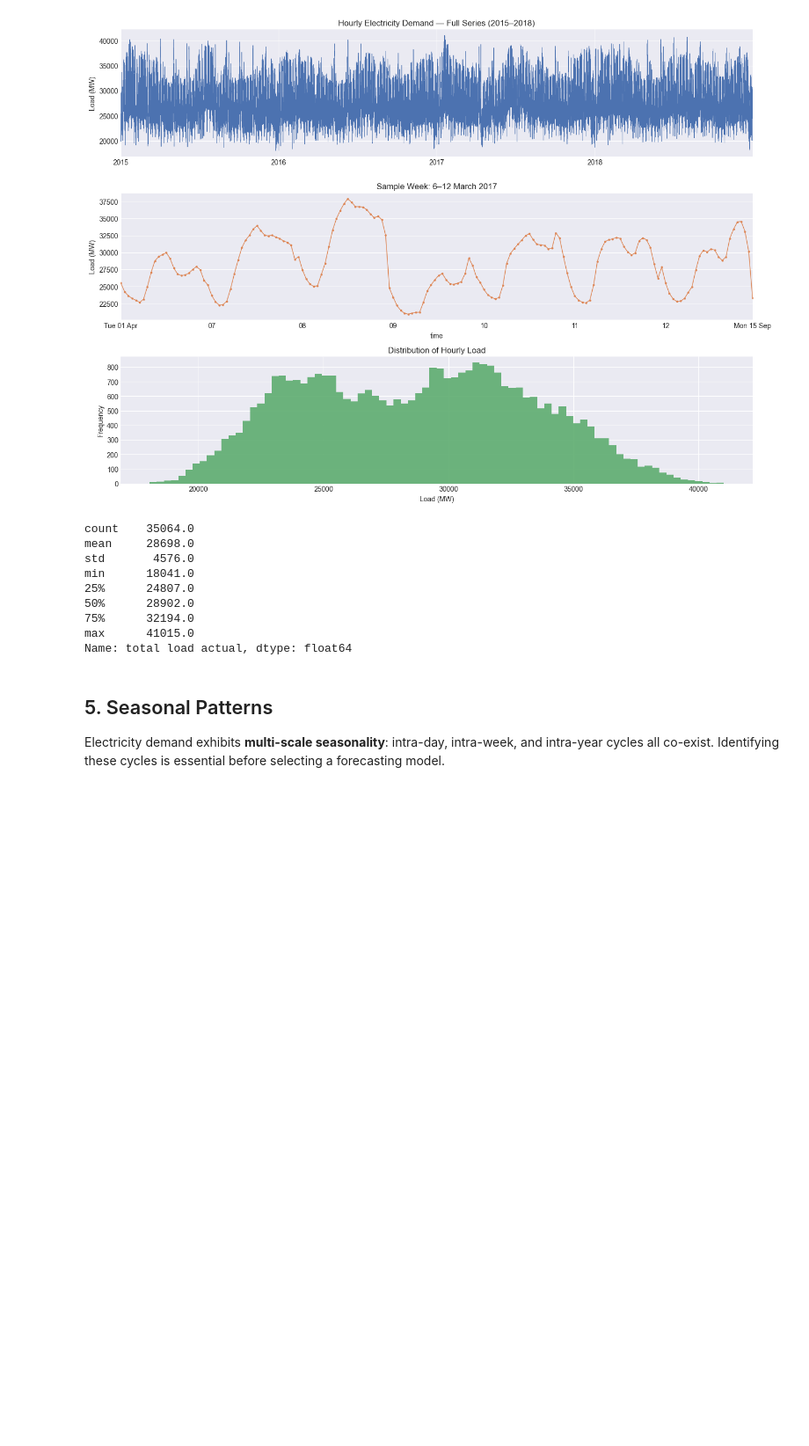
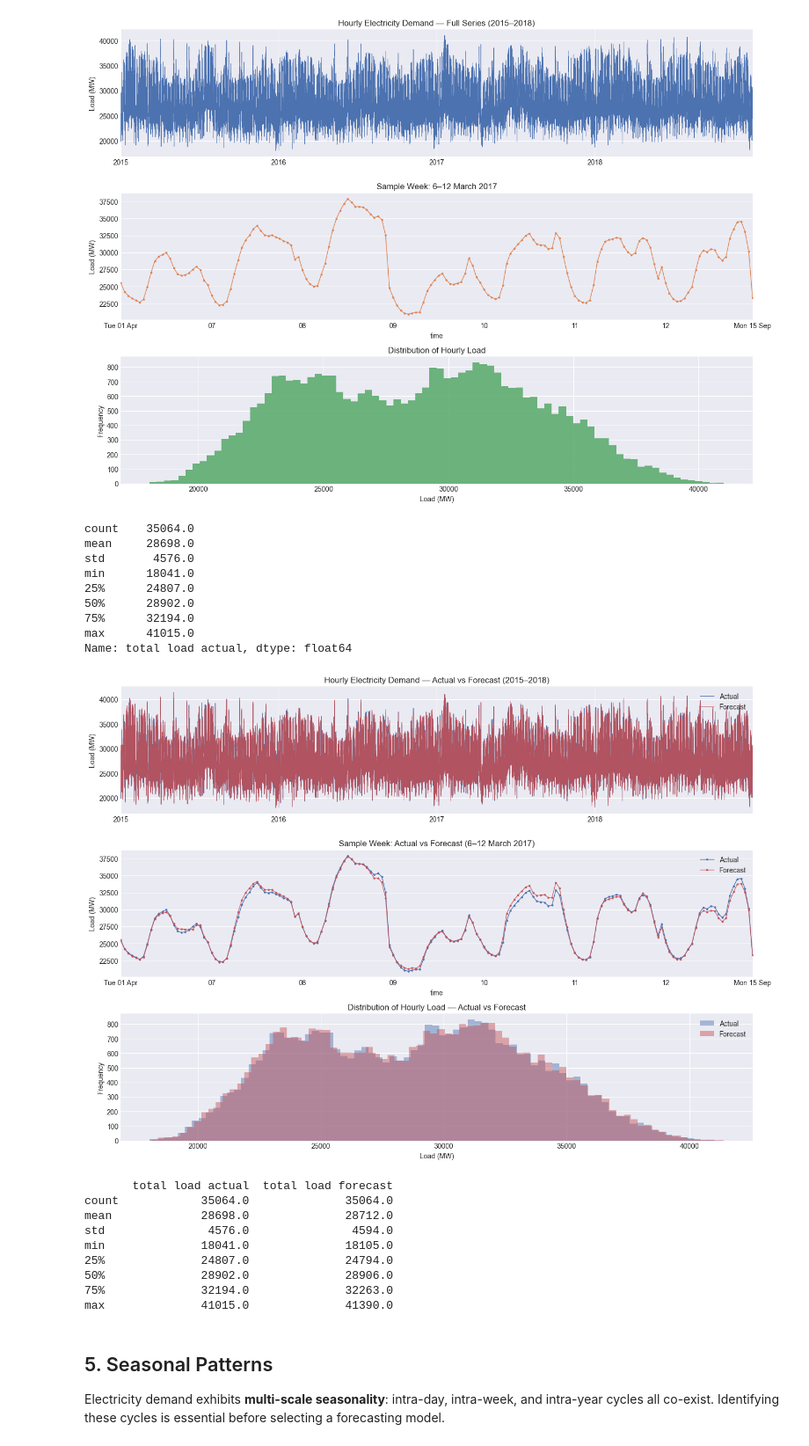
Before and after one commit to Yngvine/Electricity_consumption_predictor, a Jupyter notebook: exploratory_data_analysis.ipynb, the cells around one changed output. Shown at 88% size. Drawn from its saved outputs; the diff is of its cells as text; code cells hidden in the pictures; blank space fills up the shorter version.

Commit message:
first test of models

```diff
--- a/consumption_forecasting.ipynb
+++ b/exploratory_data_analysis.ipynb
@@ -180,6 +180,49 @@ min      18041.0
 75%      32194.0
 max      41015.0
 Name: total load actual, dtype: float64
+# %%
+fig, axes = plt.subplots(3, 1, figsize=(14, 10))
+
+# Full series: actual vs forecast
+df["total load actual"].plot(ax=axes[0], linewidth=0.6, color="#4c72b0", label="Actual")
+df["total load forecast"].plot(ax=axes[0], linewidth=0.6, color="#c44e52", alpha=0.85, label="Forecast")
+axes[0].set_title("Hourly Electricity Demand — Actual vs Forecast (2015–2018)", fontsize=12)
+axes[0].set_ylabel("Load (MW)")
+axes[0].set_xlabel("")
+axes[0].legend(loc="upper right")
+
+# One representative week (first week of March 2017)
+week_cmp = df.loc["2017-03-06":"2017-03-12", ["total load actual", "total load forecast"]]
+week_cmp["total load actual"].plot(ax=axes[1], marker="o", markersize=2, linewidth=1, color="#4c72b0", label="Actual")
+week_cmp["total load forecast"].plot(ax=axes[1], marker="o", markersize=2, linewidth=1, color="#c44e52", alpha=0.85, label="Forecast")
+axes[1].set_title("Sample Week: Actual vs Forecast (6–12 March 2017)", fontsize=12)
+axes[1].set_ylabel("Load (MW)")
+axes[1].xaxis.set_major_formatter(mdates.DateFormatter("%a %d %b"))
+axes[1].legend(loc="upper right")
+
+# Distribution comparison
+df["total load actual"].plot.hist(ax=axes[2], bins=80, edgecolor="none", color="#4c72b0", alpha=0.45, label="Actual")
+df["total load forecast"].plot.hist(ax=axes[2], bins=80, edgecolor="none", color="#c44e52", alpha=0.45, label="Forecast")
+axes[2].set_title("Distribution of Hourly Load — Actual vs Forecast", fontsize=12)
+axes[2].set_xlabel("Load (MW)")
+axes[2].set_ylabel("Frequency")
+axes[2].legend(loc="upper right")
+
+plt.tight_layout()
+plt.show()
+
+print(df[["total load actual", "total load forecast"]].describe().round(0))
+# %% [output]
+[figure, added]
+       total load actual  total load forecast
+count            35064.0              35064.0
+mean             28698.0              28712.0
+std               4576.0               4594.0
+min              18041.0              18105.0
+25%              24807.0              24794.0
+50%              28902.0              28906.0
+75%              32194.0              32263.0
+max              41015.0              41390.0
 # %% [markdown]
 ## 5. Seasonal Patterns
 
```
Also changed, not shown: 3 other files.
